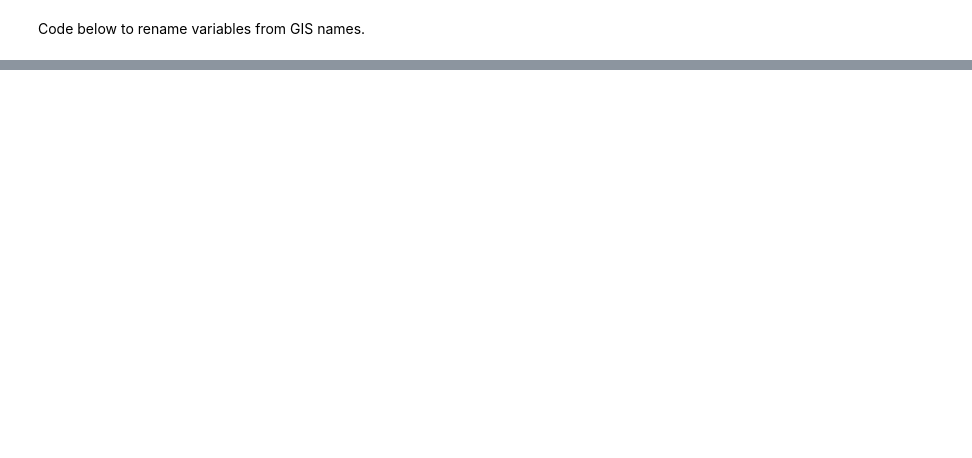
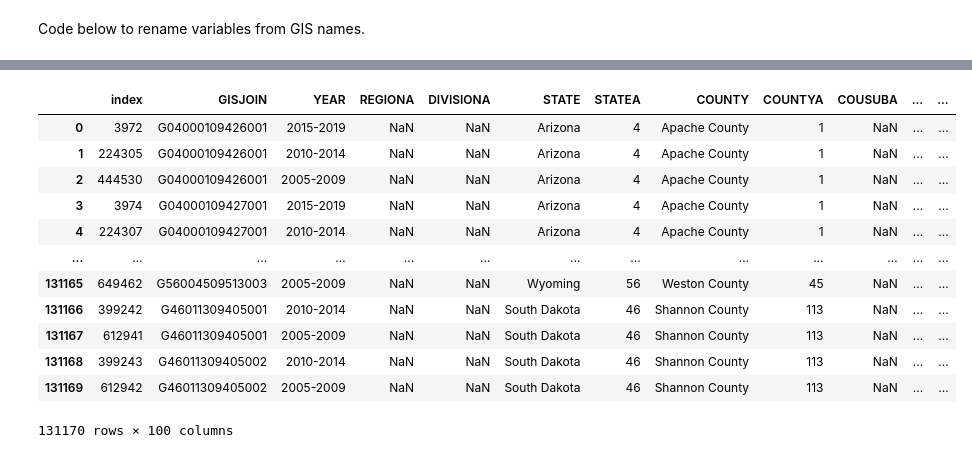
Before and after one commit to sheldonbirkett/econ499, a Jupyter notebook: ECON_499_ACS_IPUMS_NHGIS_GeoMAC.ipynb, the cells around one changed output, grey strips where cells are left out. Saved outputs shown, nothing was run; the diff lists cells and outputs as text; code cells hidden in the pictures; blank space fills up the shorter version.

```diff
--- a/ECON_499_ACS_IPUMS_NHGIS_GeoMAC.ipynb
+++ b/ECON_499_ACS_IPUMS_NHGIS_GeoMAC.ipynb
@@ -170,0 +450,29 @@ s.plot()
+# %%
+dist = [min_dist_2005_sim, min_dist_2006_sim, min_dist_2007_sim, min_dist_2008_sim, min_dist_2009_sim, min_dist_2010_sim, min_dist_2011_sim, min_dist_2012_sim, min_dist_2013_sim, min_dist_2014_sim, min_dist_2015_sim, min_dist_2016_sim, min_dist_2017_sim, min_dist_2018_sim]
+# %%
+#remove white space on GISJOIN variable for all distance series.
+for i in range(len(dist)):
+    dist[i]["GISJOIN"] = dist[i]["GISJOIN"].str.replace(' ','')
+# %%
+def merge_on_dist(ACS, dist):
+    for i in range(len(dist)):
+        ACS = pd.merge(ACS, dist[i], on="GISJOIN")
+    return ACS
+# %%
+ACS5_2005_2019_WEST = ACS5_2005_2019[(ACS5_2005_2019["STATE"] == "Arizona") | (ACS5_2005_2019["STATE"] == "California")|(ACS5_2005_2019["STATE"] == "Colorado") | (ACS5_2005_2019["STATE"] == "Idaho")|(ACS5_2005_2019["STATE"] == "Nebraska")| (ACS5_2005_2019["STATE"] == "New Mexico")|(ACS5_2005_2019["STATE"] == "Oklahoma")| (ACS5_2005_2019["STATE"] == "Oregon")|(ACS5_2005_2019["STATE"] == "South Dakota")|(ACS5_2005_2019["STATE"] == "Texas")|(ACS5_2005_2019["STATE"] == "Kansas")| (ACS5_2005_2019["STATE"] == "Wyoming")|(ACS5_2005_2019["STATE"] == "Montana")|(ACS5_2005_2019["STATE"] == "North Dakota")|(ACS5_2005_2019["STATE"] == "Utah")|(ACS5_2005_2019["STATE"] == "Nevada")| (ACS5_2005_2019["STATE"] == "Washington")]
+# %%
+ACS5_2005_2019_WESTd = merge_on_dist(ACS5_2005_2019_WEST, dist) #merging min wildfire distances
+# %% [output]
+|  | index | GISJOIN | YEAR | REGIONA | DIVISIONA | STATE | STATEA | COUNTY | COUNTYA | COUSUBA | ... | ... |
+| 0 | 3972 | G04000109426001 | 2015-2019 | NaN | NaN | Arizona | 4 | Apache County | 1 | NaN | ... | ... |
+| 1 | 224305 | G04000109426001 | 2010-2014 | NaN | NaN | Arizona | 4 | Apache County | 1 | NaN | ... | ... |
+| 2 | 444530 | G04000109426001 | 2005-2009 | NaN | NaN | Arizona | 4 | Apache County | 1 | NaN | ... | ... |
+| 3 | 3974 | G04000109427001 | 2015-2019 | NaN | NaN | Arizona | 4 | Apache County | 1 | NaN | ... | ... |
+| 4 | 224307 | G04000109427001 | 2010-2014 | NaN | NaN | Arizona | 4 | Apache County | 1 | NaN | ... | ... |
+| ... | ... | ... | ... | ... | ... | ... | ... | ... | ... | ... | ... | ... |
+| 131165 | 649462 | G56004509513003 | 2005-2009 | NaN | NaN | Wyoming | 56 | Weston County | 45 | NaN | ... | ... |
+| 131166 | 399242 | G46011309405001 | 2010-2014 | NaN | NaN | South Dakota | 46 | Shannon County | 113 | NaN | ... | ... |
+| 131167 | 612941 | G46011309405001 | 2005-2009 | NaN | NaN | South Dakota | 46 | Shannon County | 113 | NaN | ... | ... |
+| 131168 | 399243 | G46011309405002 | 2010-2014 | NaN | NaN | South Dakota | 46 | Shannon County | 113 | NaN | ... | ... |
+| 131169 | 612942 | G46011309405002 | 2005-2009 | NaN | NaN | South Dakota | 46 | Shannon County | 113 | NaN | ... | ... |
+131170 rows × 100 columns
```
Also changed, not shown: parts of 73 cells of this notebook.
